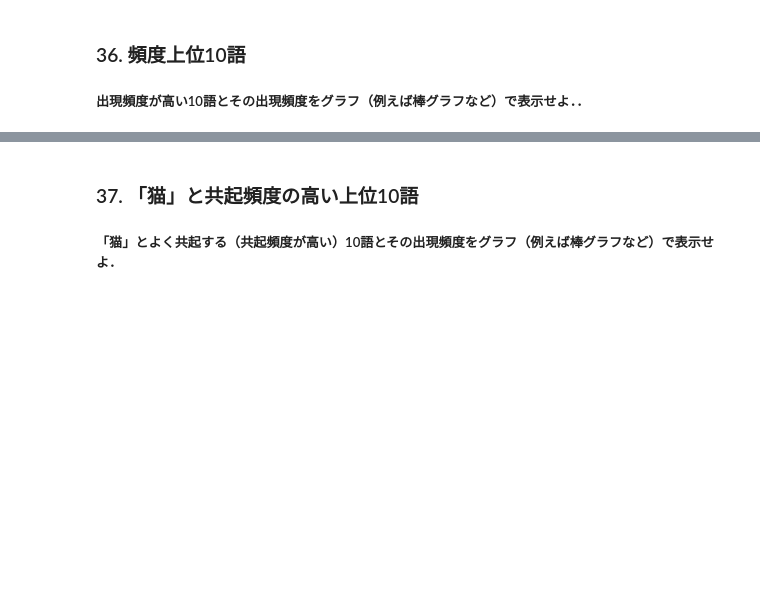
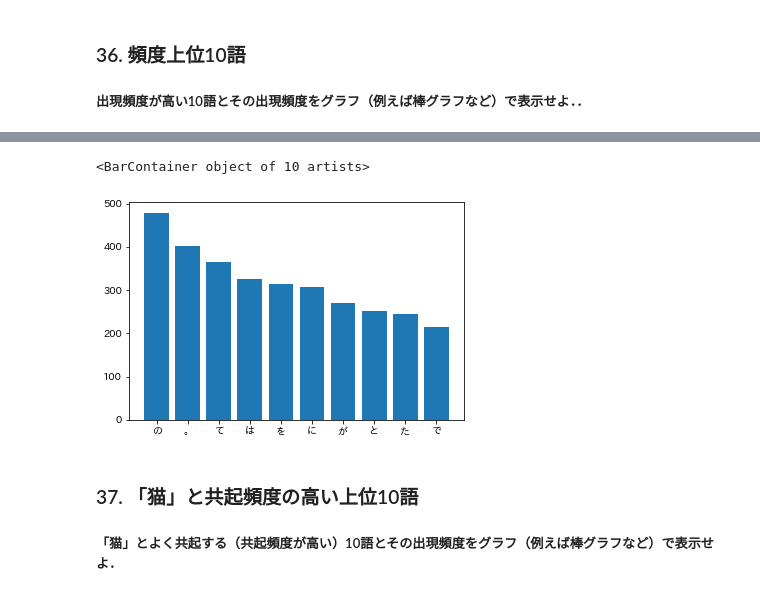
Before and after one commit to aikonakagawa/NLP100_practice, a Jupyter notebook: NLP_4_30_39_MorphologicalAnalysis.ipynb, the cells around one changed output, grey strips where cells are left out. Drawn from its saved outputs; the diff is of its cells as text; code cells hidden in the pictures; blank space fills up the shorter version.

```diff
--- a/NLP_4_30_39_MorphologicalAnalysis.ipynb
+++ b/NLP_4_30_39_MorphologicalAnalysis.ipynb
@@ -131,6 +166,38 @@ anob=[]
 # %% [markdown]
 ### 35. 単語の出現頻度
 ##### 文章中に出現する単語とその出現頻度を求め，出現頻度の高い順に並べよ．
+# %%
+import collections
+
+term=[]
+for sentence in sentences:
+    for i in range(0,len(sentence)):
+        term.append(sentence[i]['surface'])
+        #print(sentence[i]['surface'])
+
+c = collections.Counter(term)
+c = sorted(c.items(), key=lambda x:x[1],reverse=True)
 # %% [markdown]
 ### 36. 頻度上位10語
 ##### 出現頻度が高い10語とその出現頻度をグラフ（例えば棒グラフなど）で表示せよ．．
+# %%
+#matplotlibの文字設定
+if(True):
+
+    matplotlib.matplotlib_fname()
+
+    !wget https://ipafont.ipa.go.jp/IPAexfont/ipaexg00401.zip
+    !unzip ipaexg00401.zip
+
+    !cp ./ipaexg00401/ipaexg.ttf /home/ec2-user/anaconda3/lib/python3.7/site-packages/matplotlib/mpl-data/fonts/ttf/ipaexg.ttf
+
+    #フォントキャッシュの削除
+    matplotlib.get_configdir()
+
+    !sudo yum install -y ipa-gothic-fonts
+
+import matplotlib.pyplot as plt
+import matplotlib as mpl
+
+mpl.font_manager._rebuild() #キャッシュの削除
+plt.rcParams['font.family'] = 'IPAexGothic' # インストールしたフォントを指定
@@ -137,3 +223,19 @@ anob=[]
+# %%
+import matplotlib.pyplot as plt
+from matplotlib.font_manager import FontProperties
+%matplotlib inline
+
+c_10=c[0:10]
+
+list_zipped = list(zip(*c_10))
+
+words = list_zipped[0]
+counts = list_zipped[1]
+
+plt.bar(words, counts)
+# %% [output]
+<BarContainer object of 10 artists>
+[figure, added]
 # %% [markdown]
 ### 37. 「猫」と共起頻度の高い上位10語
 ##### 「猫」とよく共起する（共起頻度が高い）10語とその出現頻度をグラフ（例えば棒グラフなど）で表示せよ．
```
Also changed, not shown: parts of 10 cells of this notebook.
